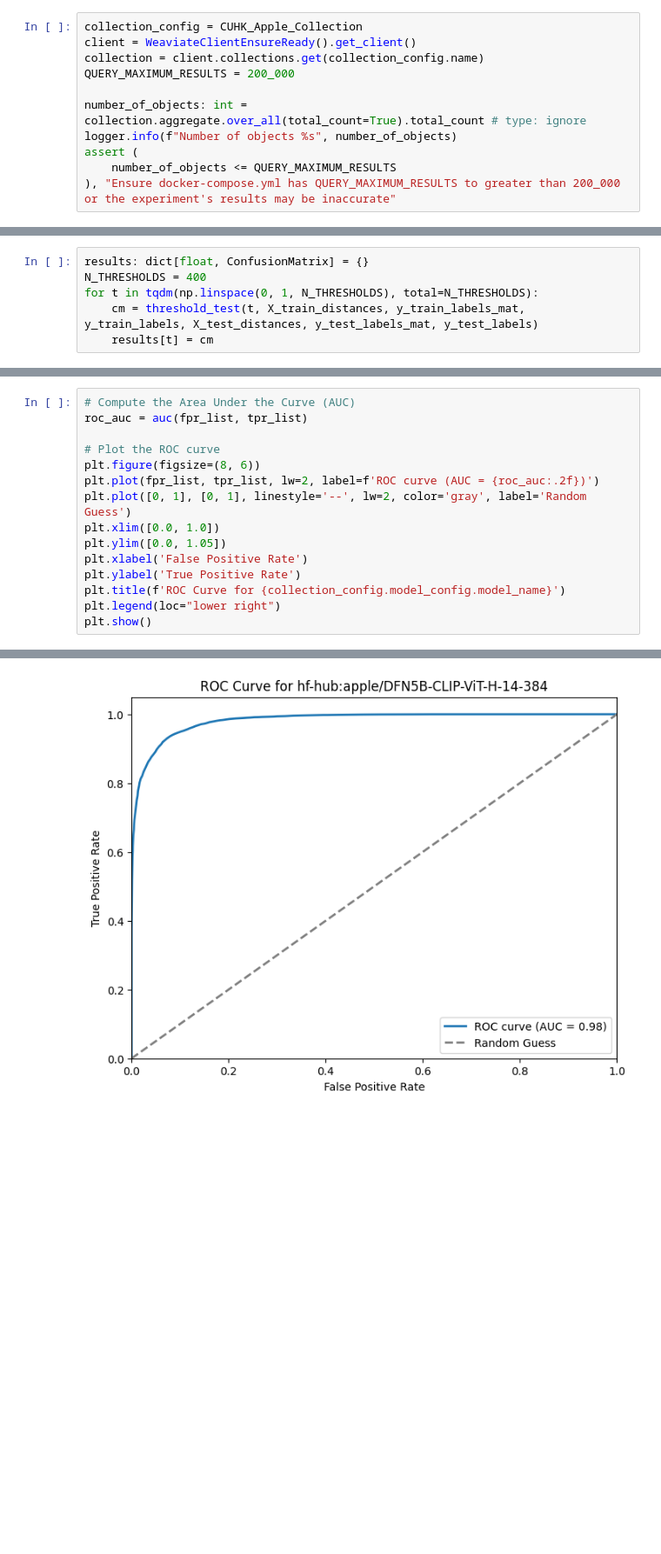
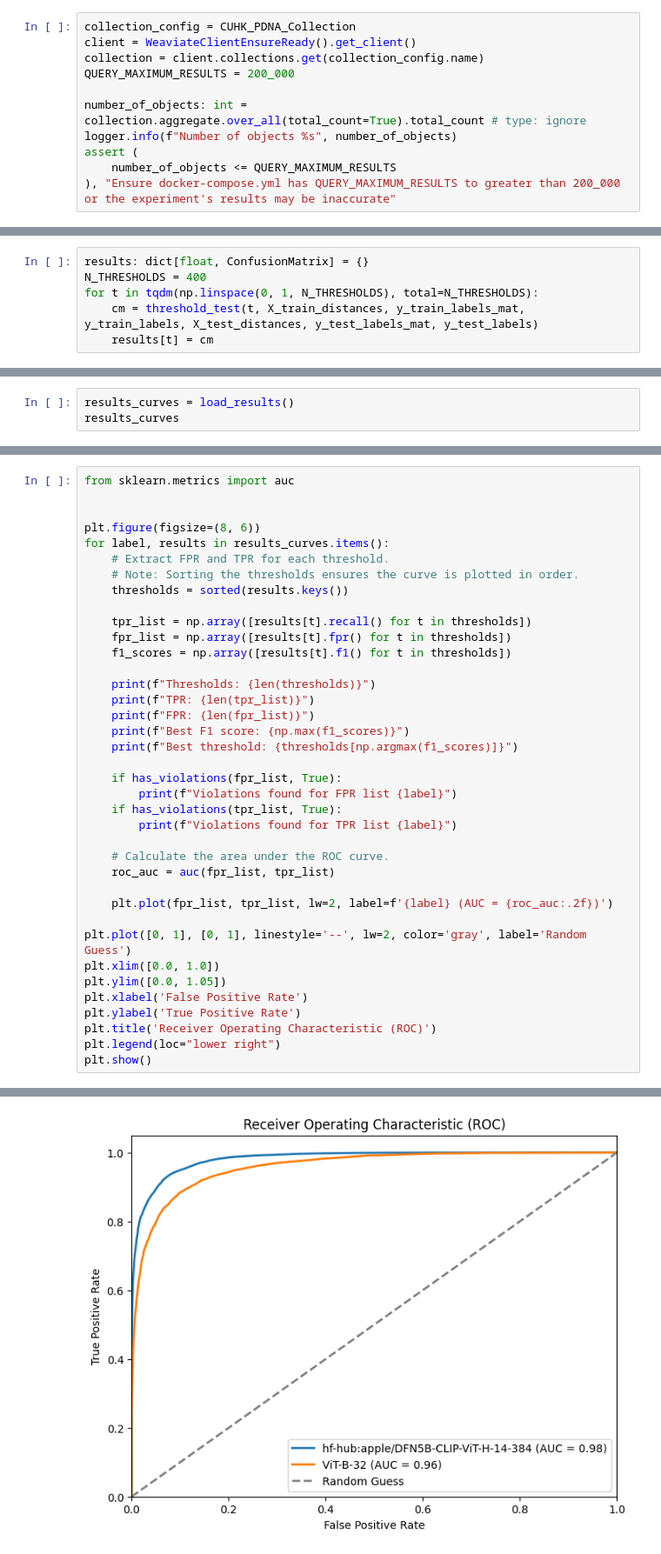
Before and after one commit to UMass-Rescue/RescueCLIP, a Jupyter notebook: scripts/cuhk_embeddings/threshold_test_simpler.ipynb, the cells around one changed output, grey strips where cells are left out. Shown at 87% size. Saved outputs shown, nothing was run; the diff lists cells and outputs as text; blank space fills up the shorter version.

```diff
--- a/scripts/cuhk_embeddings/threshold_test_simpler.ipynb
+++ b/scripts/cuhk_embeddings/threshold_test_simpler.ipynb
@@ -46,5 +44,5 @@ The autoreload extension is already loaded. To reload it, use:
 # %%
-collection_config = CUHK_Apple_Collection
+collection_config = CUHK_PDNA_Collection
 client = WeaviateClientEnsureReady().get_client()
 collection = client.collections.get(collection_config.name)
 QUERY_MAXIMUM_RESULTS = 200_000
@@ -444,0 +461,3 @@ if has_violations(tpr_list, True):
+# %%
+results_curves = load_results()
+results_curves
@@ -445,16 +482,39 @@ if has_violations(tpr_list, True):
 # %%
-# Compute the Area Under the Curve (AUC)
-roc_auc = auc(fpr_list, tpr_list)
+from sklearn.metrics import auc
 
-# Plot the ROC curve
+
 plt.figure(figsize=(8, 6))
-plt.plot(fpr_list, tpr_list, lw=2, label=f'ROC curve (AUC = {roc_auc:.2f})')
+for label, results in results_curves.items():
+    # Extract FPR and TPR for each threshold.
+    # Note: Sorting the thresholds ensures the curve is plotted in order.
+    thresholds = sorted(results.keys())
+
+    tpr_list = np.array([results[t].recall() for t in thresholds])
+    fpr_list = np.array([results[t].fpr() for t in thresholds])
+    f1_scores = np.array([results[t].f1() for t in thresholds])
+
+    print(f"Thresholds: {len(thresholds)}")
+    print(f"TPR: {len(tpr_list)}")
+    print(f"FPR: {len(fpr_list)}")
+    print(f"Best F1 score: {np.max(f1_scores)}")
+    print(f"Best threshold: {thresholds[np.argmax(f1_scores)]}")
+
+    if has_violations(fpr_list, True):
+        print(f"Violations found for FPR list {label}")
+    if has_violations(tpr_list, True):
+        print(f"Violations found for TPR list {label}")
+
+    # Calculate the area under the ROC curve.
+    roc_auc = auc(fpr_list, tpr_list)
+
+    plt.plot(fpr_list, tpr_list, lw=2, label=f'{label} (AUC = {roc_auc:.2f})')
+
 plt.plot([0, 1], [0, 1], linestyle='--', lw=2, color='gray', label='Random Guess')
 plt.xlim([0.0, 1.0])
 plt.ylim([0.0, 1.05])
 plt.xlabel('False Positive Rate')
 plt.ylabel('True Positive Rate')
-plt.title(f'ROC Curve for {collection_config.model_config.model_name}')
+plt.title('Receiver Operating Characteristic (ROC)')
 plt.legend(loc="lower right")
 plt.show()
 # %% [output]
@@ -461 +531 @@ plt.show()
-[figure, old version]
+[figure, new version]
```
Also changed, not shown: parts of 18 cells of this notebook, 9 other files.
